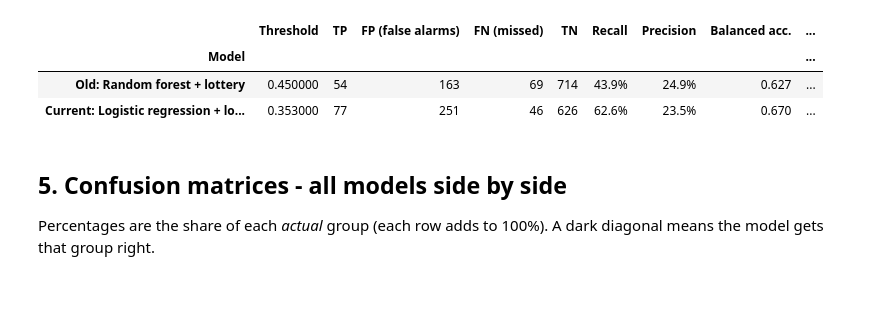
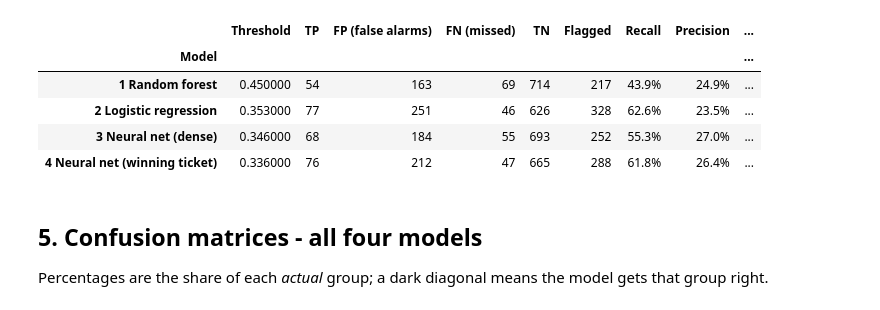
Before and after one commit to Potaeeatsthis/2026-data-ana, a Jupyter notebook: employee-churn/notebooks/04_compare_models_confusion_matrices.ipynb, the cells around one changed output. Saved outputs shown, nothing was run; the diff lists cells and outputs as text; code cells hidden in the pictures.

```diff
--- a/employee-churn/notebooks/04_compare_models_confusion_matrices.ipynb
+++ b/employee-churn/notebooks/04_compare_models_confusion_matrices.ipynb
@@ -89,0 +70,13 @@ MODELS = [
+# %%
+# Model 1: random forest, fixed threshold
+rf = Pipeline([("pre", make_pre()), ("lottery", lottery()),
+               ("clf", RandomForestClassifier(n_estimators=200, random_state=42))]).fit(X_train, y_train)
+results["1 Random forest"] = (rf.predict_proba(X_test)[:, 1], 0.45)
+
+# Model 2: logistic regression, threshold from a 60% recall target (cross-validated on training data)
+lr = Pipeline([("pre", make_pre()), ("lottery", lottery()), ("clf", LogisticRegression(max_iter=1000))])
+oof = cross_val_predict(lr, X_train, y_train, cv=StratifiedKFold(5, shuffle=True, random_state=42), method="predict_proba")[:, 1]
+thr_lr = threshold_from_recall(oof, y_train.values, 0.60)
+lr.fit(X_train, y_train)
+results["2 Logistic regression"] = (lr.predict_proba(X_test)[:, 1], thr_lr)
+print("Models 1 and 2 trained.")
@@ -90,26 +165,23 @@ MODELS = [
 # %%
-rows, scores = [], {}
-for name, clf, spec in MODELS:
-    model = make_pipeline(clf)
-    thr = pick_threshold(model, spec)
-    model.fit(X_train, y_train)
-    p = model.predict_proba(X_test)[:, 1]
+rows = []
+for name, (p, thr) in results.items():
     pred = (p >= thr).astype(int)
-    tn, fp, fn, tp = confusion_matrix(y_test, pred, labels=[0, 1]).ravel()
-    scores[name] = p
+    tn, fp, fn, tp = confusion_matrix(yv, pred).ravel()
     rows.append({"Model": name, "Threshold": round(thr, 3), "TP": tp, "FP (false alarms)": fp, "FN (missed)": fn, "TN": tn,
-                 "Recall": tp / (tp + fn), "Precision": tp / max(tp + fp, 1),
-                 "Balanced acc.": balanced_accuracy_score(y_test, pred), "ROC AUC": roc_auc_score(y_test, p)})
-
-results = pd.DataFrame(rows).set_index("Model")
-results.style.format({"Recall": "{:.1%}", "Precision": "{:.1%}", "Balanced acc.": "{:.3f}", "ROC AUC": "{:.3f}"})
+                 "Flagged": tp + fp, "Recall": tp / (tp + fn), "Precision": tp / (tp + fp), "False alarm rate": fp / (fp + tn),
+                 "Balanced acc.": balanced_accuracy_score(yv, pred),
+                 "ROC AUC": roc_auc_score(yv, p), "PR-AUC": average_precision_score(yv, p)})
+table = pd.DataFrame(rows).set_index("Model")
+table.style.format({"Recall": "{:.1%}", "Precision": "{:.1%}", "False alarm rate": "{:.1%}", "Balanced acc.": "{:.3f}", "ROC AUC": "{:.3f}", "PR-AUC": "{:.3f}"})
 # %% [output]
-|  | Threshold | TP | FP (false alarms) | FN (missed) | TN | Recall | Precision | Balanced acc. | ... |
+|  | Threshold | TP | FP (false alarms) | FN (missed) | TN | Flagged | Recall | Precision | ... |
 | Model |  |  |  |  |  |  |  |  | ... |
-| Old: Random forest + lottery | 0.450000 | 54 | 163 | 69 | 714 | 43.9% | 24.9% | 0.627 | ... |
-| Current: Logistic regression + lo... | 0.353000 | 77 | 251 | 46 | 626 | 62.6% | 23.5% | 0.670 | ... |
+| 1 Random forest | 0.450000 | 54 | 163 | 69 | 714 | 217 | 43.9% | 24.9% | ... |
+| 2 Logistic regression | 0.353000 | 77 | 251 | 46 | 626 | 328 | 62.6% | 23.5% | ... |
+| 3 Neural net (dense) | 0.346000 | 68 | 184 | 55 | 693 | 252 | 55.3% | 27.0% | ... |
+| 4 Neural net (winning ticket) | 0.336000 | 76 | 212 | 47 | 665 | 288 | 61.8% | 26.4% | ... |
 # %% [markdown]
-## 5. Confusion matrices - all models side by side
-Percentages are the share of each *actual* group (each row adds to 100%). A dark diagonal means the model gets that group right.
+## 5. Confusion matrices - all four models
+Percentages are the share of each *actual* group; a dark diagonal means the model gets that group right.
 # %%
 def draw_matrix(ax, tn, fp, fn, tp, title):
```
Also changed, not shown: parts of 26 cells of this notebook.
